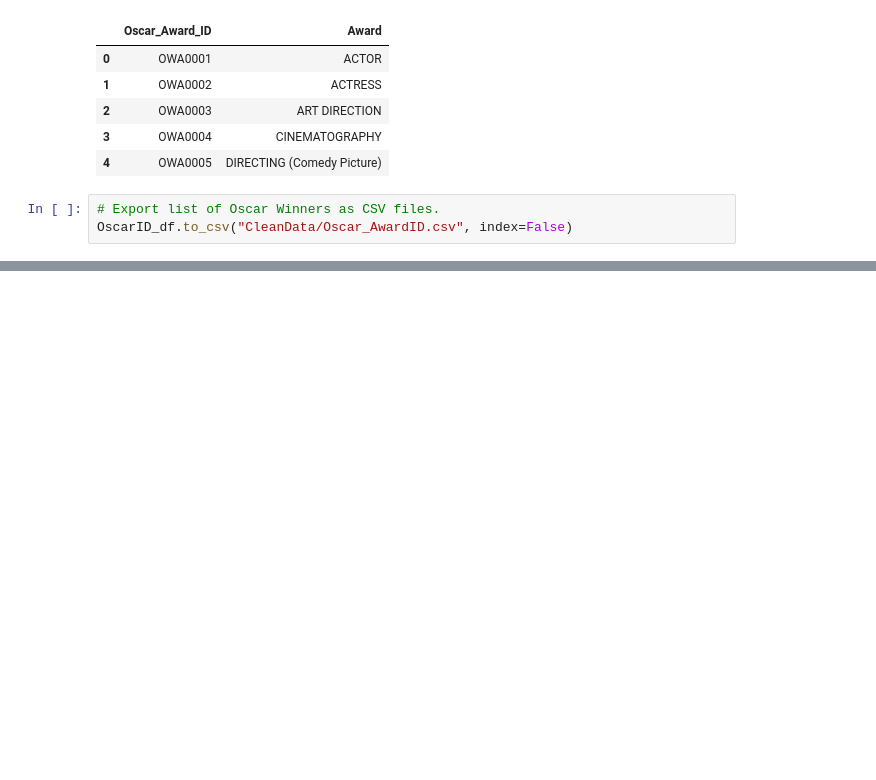
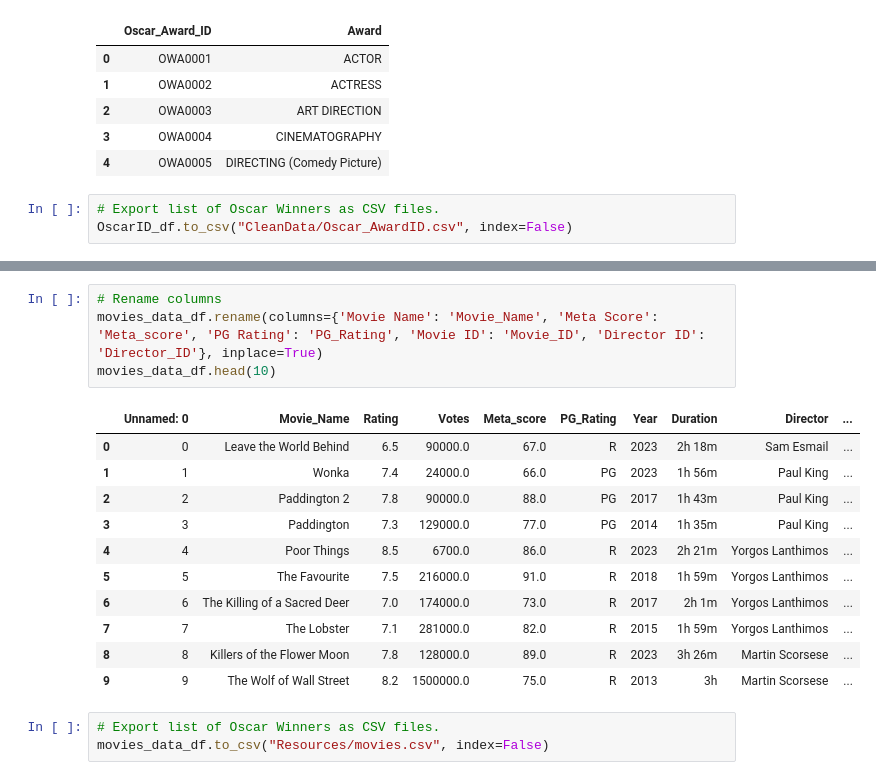
Before and after one commit to IrynaVitkovych/Project-3, a Jupyter notebook: Data Cleaning.ipynb, the cells around one changed output, grey strips where cells are left out. Cells and saved outputs as stored; diff of their text form; blank space fills up the shorter version.

```diff
--- a/Data Cleaning.ipynb
+++ b/Data Cleaning.ipynb
@@ -733,0 +749,19 @@ OscarID_df.to_csv("CleanData/Oscar_AwardID.csv", index=False)
+# %%
+# Rename columns
+movies_data_df.rename(columns={'Movie Name': 'Movie_Name', 'Meta Score': 'Meta_score', 'PG Rating': 'PG_Rating', 'Movie ID': 'Movie_ID', 'Director ID': 'Director_ID'}, inplace=True)
+movies_data_df.head(10)
+# %% [output]
+|  | Unnamed: 0 | Movie_Name | Rating | Votes | Meta_score | PG_Rating | Year | Duration | Director | ... |
+| 0 | 0 | Leave the World Behind | 6.5 | 90000.0 | 67.0 | R | 2023 | 2h 18m | Sam Esmail | ... |
+| 1 | 1 | Wonka | 7.4 | 24000.0 | 66.0 | PG | 2023 | 1h 56m | Paul King | ... |
+| 2 | 2 | Paddington 2 | 7.8 | 90000.0 | 88.0 | PG | 2017 | 1h 43m | Paul King | ... |
+| 3 | 3 | Paddington | 7.3 | 129000.0 | 77.0 | PG | 2014 | 1h 35m | Paul King | ... |
+| 4 | 4 | Poor Things | 8.5 | 6700.0 | 86.0 | R | 2023 | 2h 21m | Yorgos Lanthimos | ... |
+| 5 | 5 | The Favourite | 7.5 | 216000.0 | 91.0 | R | 2018 | 1h 59m | Yorgos Lanthimos | ... |
+| 6 | 6 | The Killing of a Sacred Deer | 7.0 | 174000.0 | 73.0 | R | 2017 | 2h 1m | Yorgos Lanthimos | ... |
+| 7 | 7 | The Lobster | 7.1 | 281000.0 | 82.0 | R | 2015 | 1h 59m | Yorgos Lanthimos | ... |
+| 8 | 8 | Killers of the Flower Moon | 7.8 | 128000.0 | 89.0 | R | 2023 | 3h 26m | Martin Scorsese | ... |
+| 9 | 9 | The Wolf of Wall Street | 8.2 | 1500000.0 | 75.0 | R | 2013 | 3h | Martin Scorsese | ... |
+# %%
+# Export list of Oscar Winners as CSV files.
+movies_data_df.to_csv("Resources/movies.csv", index=False)
```
Also changed, not shown: parts of 1 cell of this notebook, 3 other files.
